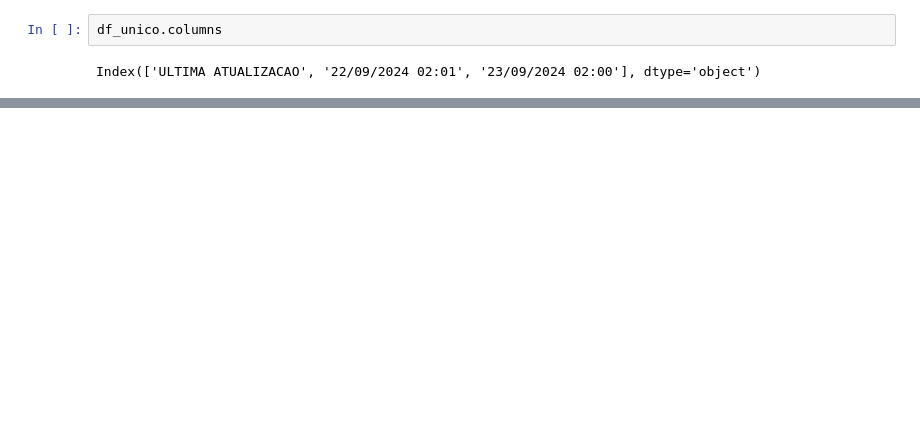
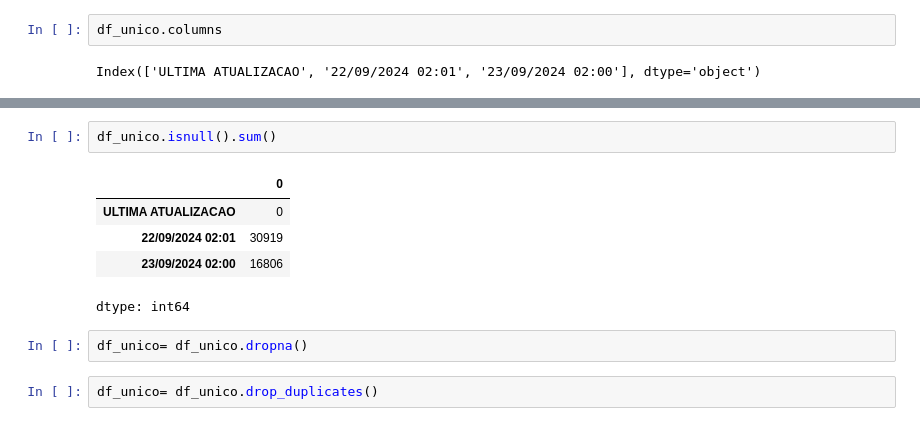
Before and after one commit to jeniferGoncalvesDaSilvaDev/7daysofcode-ds-alura2, a Jupyter notebook: desafio_7daysofcode_ds_alura.ipynb, the cells around one changed output, grey strips where cells are left out. Drawn from its saved outputs; the diff is of its cells as text; blank space fills up the shorter version.

```diff
--- a/desafio_7daysofcode_ds_alura.ipynb
+++ b/desafio_7daysofcode_ds_alura.ipynb
@@ -60,0 +119,12 @@ ULTIMA ATUALIZACAO
+# %%
+df_unico.isnull().sum()
+# %% [output]
+|  | 0 |
+| ULTIMA ATUALIZACAO | 0 |
+| 22/09/2024 02:01 | 30919 |
+| 23/09/2024 02:00 | 16806 |
+dtype: int64
+# %%
+df_unico= df_unico.dropna()
+# %%
+df_unico= df_unico.drop_duplicates()
```
Also changed, not shown: parts of 6 cells of this notebook.
